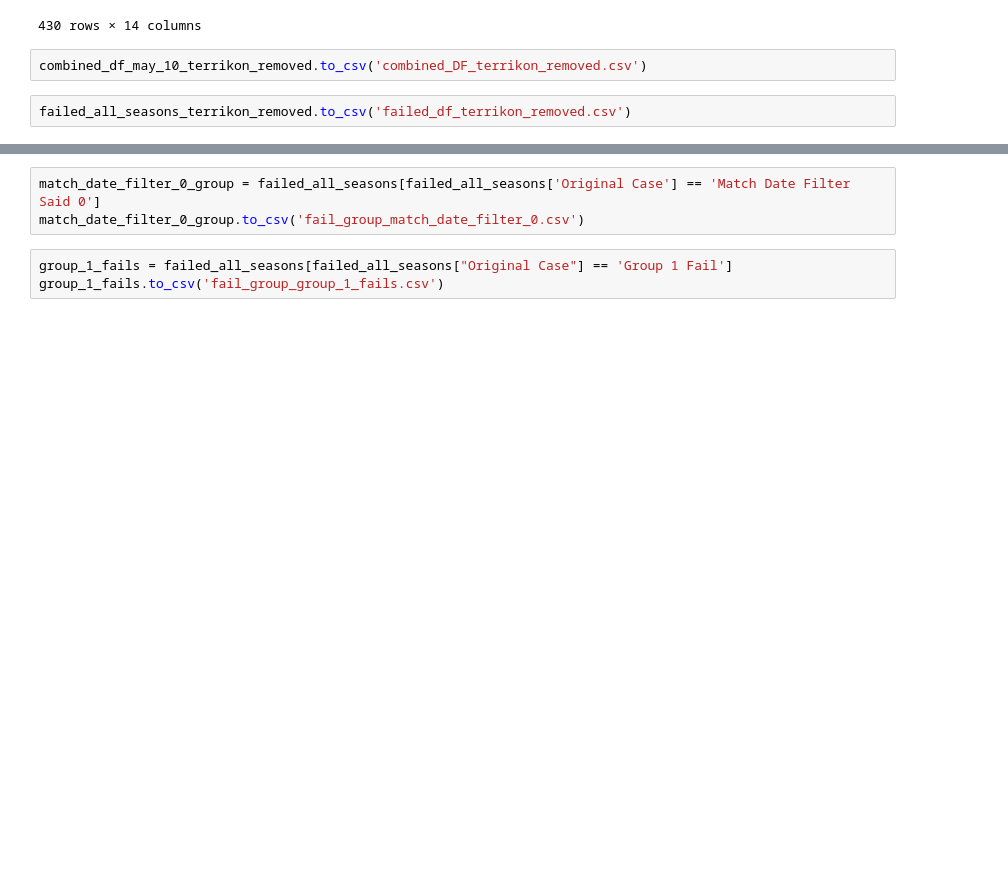
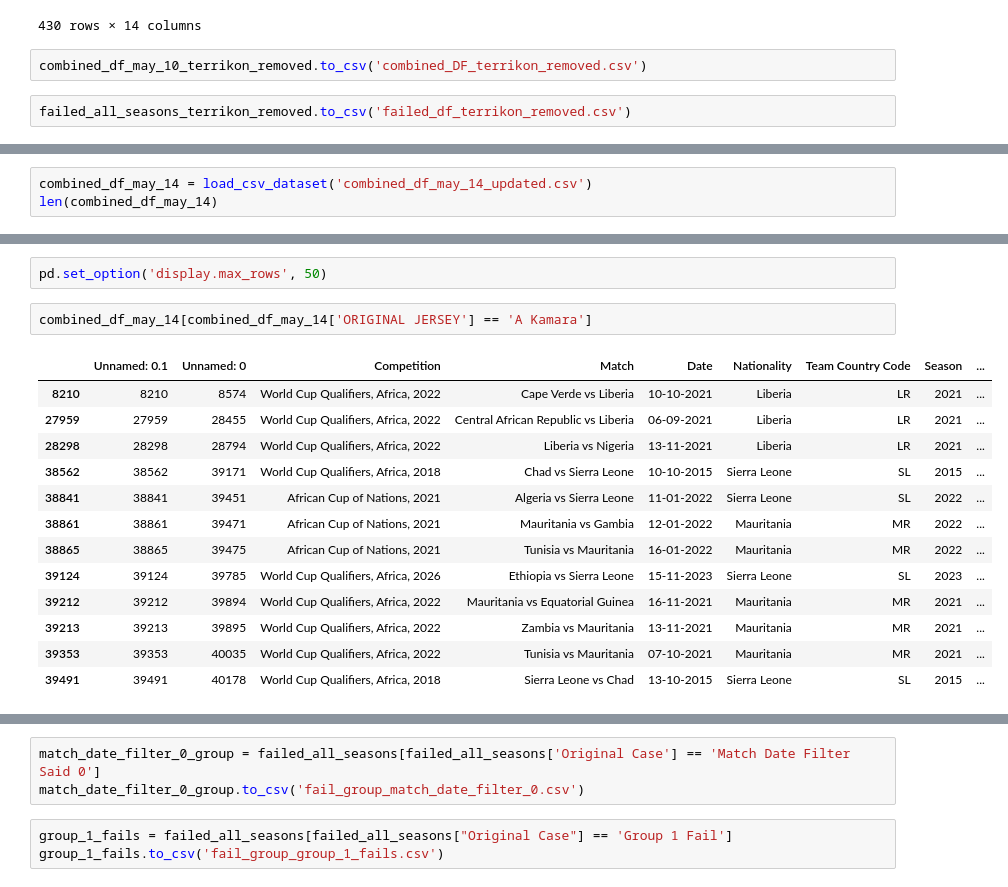
Before and after one commit to finnlsmith/footy_project_market_value_rankings, a Jupyter notebook: create_dataset_1/red_group_work.ipynb, the cells around one changed output, grey strips where cells are left out. Drawn from its saved outputs; the diff is of its cells as text; blank space fills up the shorter version.

Commit message:
added new wcq player datasets

```diff
--- a/create_dataset_1/red_group_work.ipynb
+++ b/create_dataset_1/red_group_work.ipynb
@@ -1343,0 +1336,3 @@ leagues_value[leagues_value['Name'] == 'Luka Chalwell']
+# %%
+combined_df_may_14 = load_csv_dataset('combined_df_may_14_updated.csv')
+len(combined_df_may_14)
@@ -1343,0 +1370,18 @@ leagues_value[leagues_value['Name'] == 'Luka Chalwell']
+# %%
+pd.set_option('display.max_rows', 50)
+# %%
+combined_df_may_14[combined_df_may_14['ORIGINAL JERSEY'] == 'A Kamara']
+# %% [output]
+|  | Unnamed: 0.1 | Unnamed: 0 | Competition | Match | Date | Nationality | Team Country Code | Season | ... |
+| 8210 | 8210 | 8574 | World Cup Qualifiers, Africa, 2022 | Cape Verde vs Liberia | 10-10-2021 | Liberia | LR | 2021 | ... |
+| 27959 | 27959 | 28455 | World Cup Qualifiers, Africa, 2022 | Central African Republic vs Liberia | 06-09-2021 | Liberia | LR | 2021 | ... |
+| 28298 | 28298 | 28794 | World Cup Qualifiers, Africa, 2022 | Liberia vs Nigeria | 13-11-2021 | Liberia | LR | 2021 | ... |
+| 38562 | 38562 | 39171 | World Cup Qualifiers, Africa, 2018 | Chad vs Sierra Leone | 10-10-2015 | Sierra Leone | SL | 2015 | ... |
+| 38841 | 38841 | 39451 | African Cup of Nations, 2021 | Algeria vs Sierra Leone | 11-01-2022 | Sierra Leone | SL | 2022 | ... |
+| 38861 | 38861 | 39471 | African Cup of Nations, 2021 | Mauritania vs Gambia | 12-01-2022 | Mauritania | MR | 2022 | ... |
+| 38865 | 38865 | 39475 | African Cup of Nations, 2021 | Tunisia vs Mauritania | 16-01-2022 | Mauritania | MR | 2022 | ... |
+| 39124 | 39124 | 39785 | World Cup Qualifiers, Africa, 2026 | Ethiopia vs Sierra Leone | 15-11-2023 | Sierra Leone | SL | 2023 | ... |
+| 39212 | 39212 | 39894 | World Cup Qualifiers, Africa, 2022 | Mauritania vs Equatorial Guinea | 16-11-2021 | Mauritania | MR | 2021 | ... |
+| 39213 | 39213 | 39895 | World Cup Qualifiers, Africa, 2022 | Zambia vs Mauritania | 13-11-2021 | Mauritania | MR | 2021 | ... |
+| 39353 | 39353 | 40035 | World Cup Qualifiers, Africa, 2022 | Tunisia vs Mauritania | 07-10-2021 | Mauritania | MR | 2021 | ... |
+| 39491 | 39491 | 40178 | World Cup Qualifiers, Africa, 2018 | Sierra Leone vs Chad | 13-10-2015 | Sierra Leone | SL | 2015 | ... |
```
Also changed, not shown: parts of 11 cells of this notebook, 14 other files.
